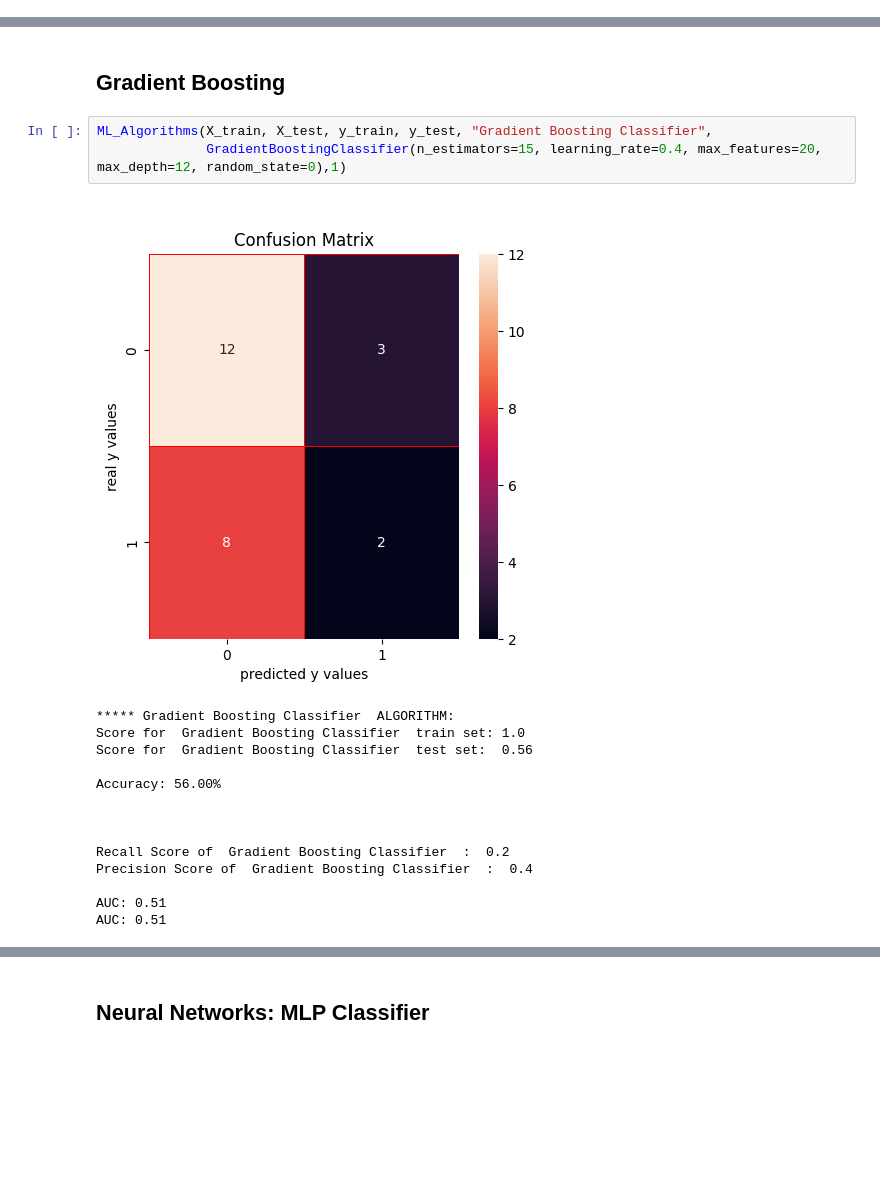
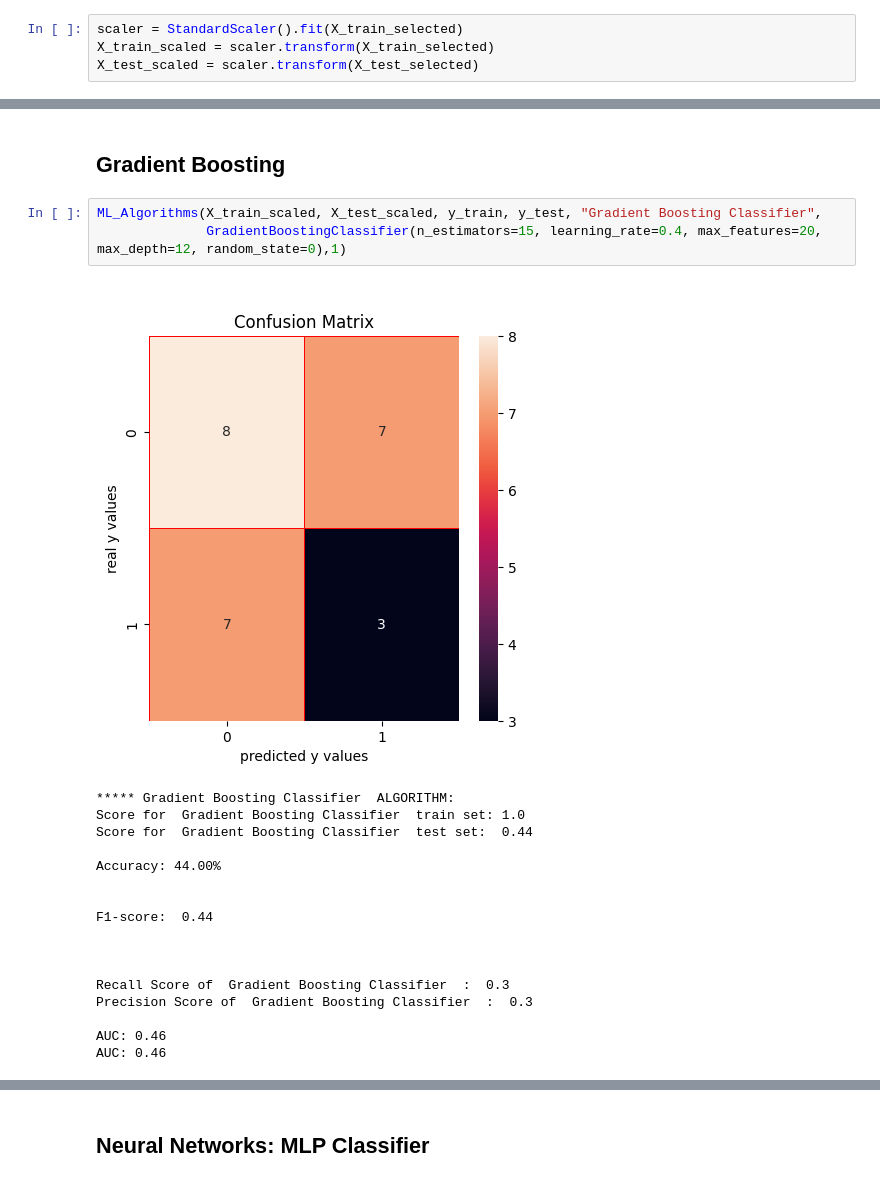
Before and after one commit to ozgecanmuyanli/autism-repo, a Jupyter notebook: mutluDataset_classification.ipynb, the cells around one changed output, grey strips where cells are left out. Cells and saved outputs as stored; diff of their text form; blank space fills up the shorter version.

Commit message:
Train the models with selected features

```diff
--- a/mutluDataset_classification.ipynb
+++ b/mutluDataset_classification.ipynb
@@ -378,3 +394,7 @@ Selected features from wrapper knn:  ['M B5', 'M B6', 'M B7', 'M B8', 'M Y1', 'M
+# %%
+scaler = StandardScaler().fit(X_train_selected)
+X_train_scaled = scaler.transform(X_train_selected)
+X_test_scaled = scaler.transform(X_test_selected)
 # %% [markdown]
 # ML MODELS
 # %% [markdown]
@@ -520,20 +560,23 @@ AUC: 0.60
 # %% [markdown]
 ## Gradient Boosting
 # %%
-ML_Algorithms(X_train, X_test, y_train, y_test, "Gradient Boosting Classifier",
+ML_Algorithms(X_train_scaled, X_test_scaled, y_train, y_test, "Gradient Boosting Classifier",
               GradientBoostingClassifier(n_estimators=15, learning_rate=0.4, max_features=20, max_depth=12, random_state=0),1)
 # %% [output]
-[figure, old version]
+[figure, new version]
 ***** Gradient Boosting Classifier  ALGORITHM:
 Score for  Gradient Boosting Classifier  train set: 1.0
-Score for  Gradient Boosting Classifier  test set:  0.56
+Score for  Gradient Boosting Classifier  test set:  0.44
 
-Accuracy: 56.00%
+Accuracy: 44.00%
+
+
+F1-score:  0.44
 
 
 
-Recall Score of  Gradient Boosting Classifier  :  0.2
-Precision Score of  Gradient Boosting Classifier  :  0.4
+Recall Score of  Gradient Boosting Classifier  :  0.3
+Precision Score of  Gradient Boosting Classifier  :  0.3
 
-AUC: 0.51
-AUC: 0.51
+AUC: 0.46
+AUC: 0.46
```
Also changed, not shown: parts of 29 cells of this notebook, 1 other file.
